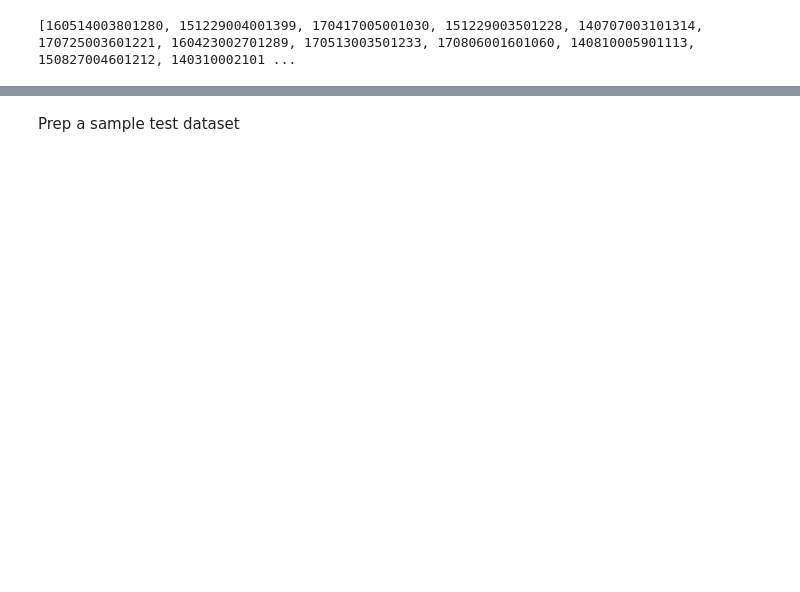
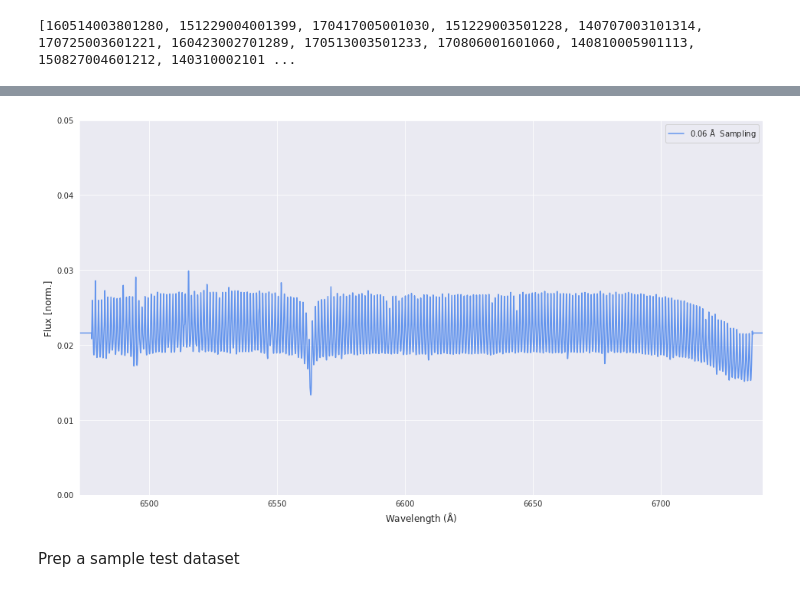
Before and after one commit to PravNJ/galah-file-read-test, a Jupyter notebook: resample-galah-spectra.ipynb, the cells around one changed output, grey strips where cells are left out. Saved outputs shown, nothing was run; the diff lists cells and outputs as text; code cells hidden in the pictures; blank space fills up the shorter version.

```diff
--- a/resample-galah-spectra.ipynb
+++ b/resample-galah-spectra.ipynb
@@ -150,3 +165,15 @@ plt.show()
+# %%
+#test one error
+f, ax = plt.subplots(figsize=(16,9))
+ax.plot(regrid, resampled_error_collection['error_resample'][99], color="cornflowerblue", lw=1.5, label=str(GRID_SIZE)+" $\mathrm{\AA}\ $ Sampling")
+ax.set_xlabel("Wavelength ($\mathrm{\AA}$)", size=12)
+ax.set_ylabel("Flux [norm.]", size=12)
+ax.set_ylim(0,0.05) # turn this into an input
+ax.set_xlim(LOWER_LAMBDA, UPPER_LAMBDA)
+ax.legend()
+plt.show()
+# %% [output]
+[figure, added]
 # %%
 import h5py
 
```
Also changed, not shown: parts of 14 cells of this notebook, 6 other files.
